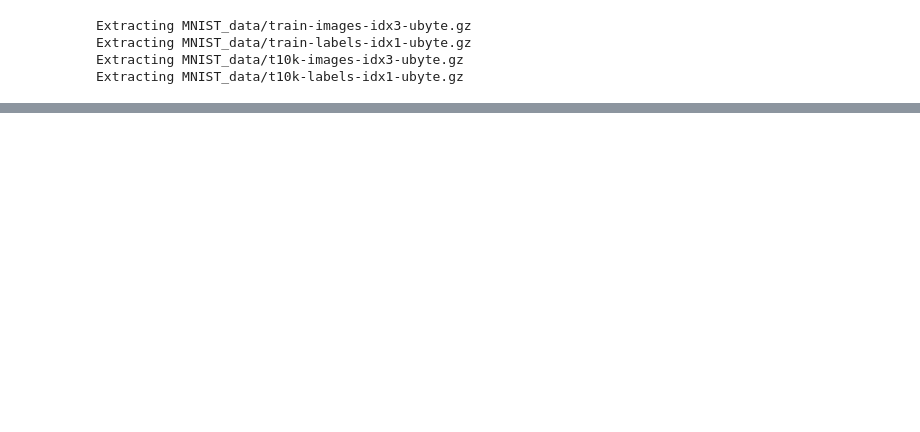
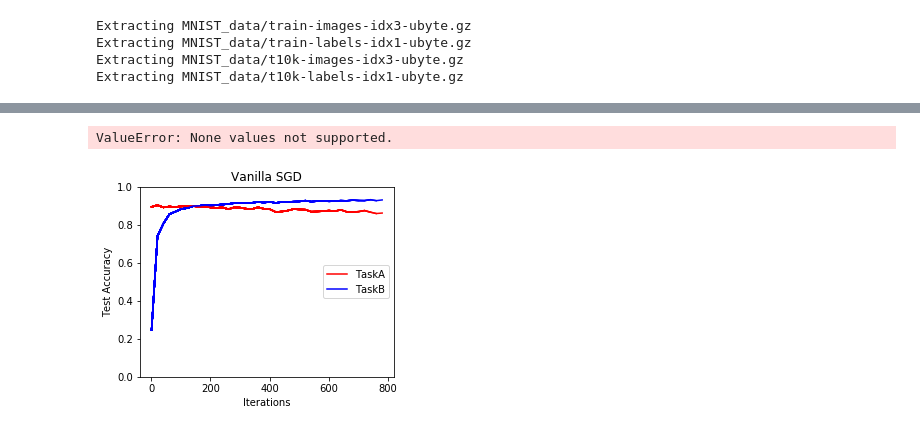
Before and after one commit to yashkant/Elastic-Weight-Consolidation, a Jupyter notebook: main.ipynb, the cells around one changed output, grey strips where cells are left out. Cells and saved outputs as stored; diff of their text form; code cells hidden in the pictures; blank space fills up the shorter version.

```diff
--- a/main.ipynb
+++ b/main.ipynb
@@ -114,0 +112,4 @@ train_model(model, mnist, [mnist], 800, 20)
+# %%
+model.star() # store the star variables
+mnist2 = permute_mnist(mnist) # get second mnist
+model.fisher[0]
@@ -114,0 +124,5 @@ train_model(model, mnist, [mnist], 800, 20)
+# %%
+train_model(model, mnist2, [mnist, mnist2], 800, 20, [0, 20]) # train on task-B
+# %% [output]
+ValueError: None values not supported.
+[figure, added]
```
Also changed, not shown: parts of 5 cells of this notebook, 2 other files.
